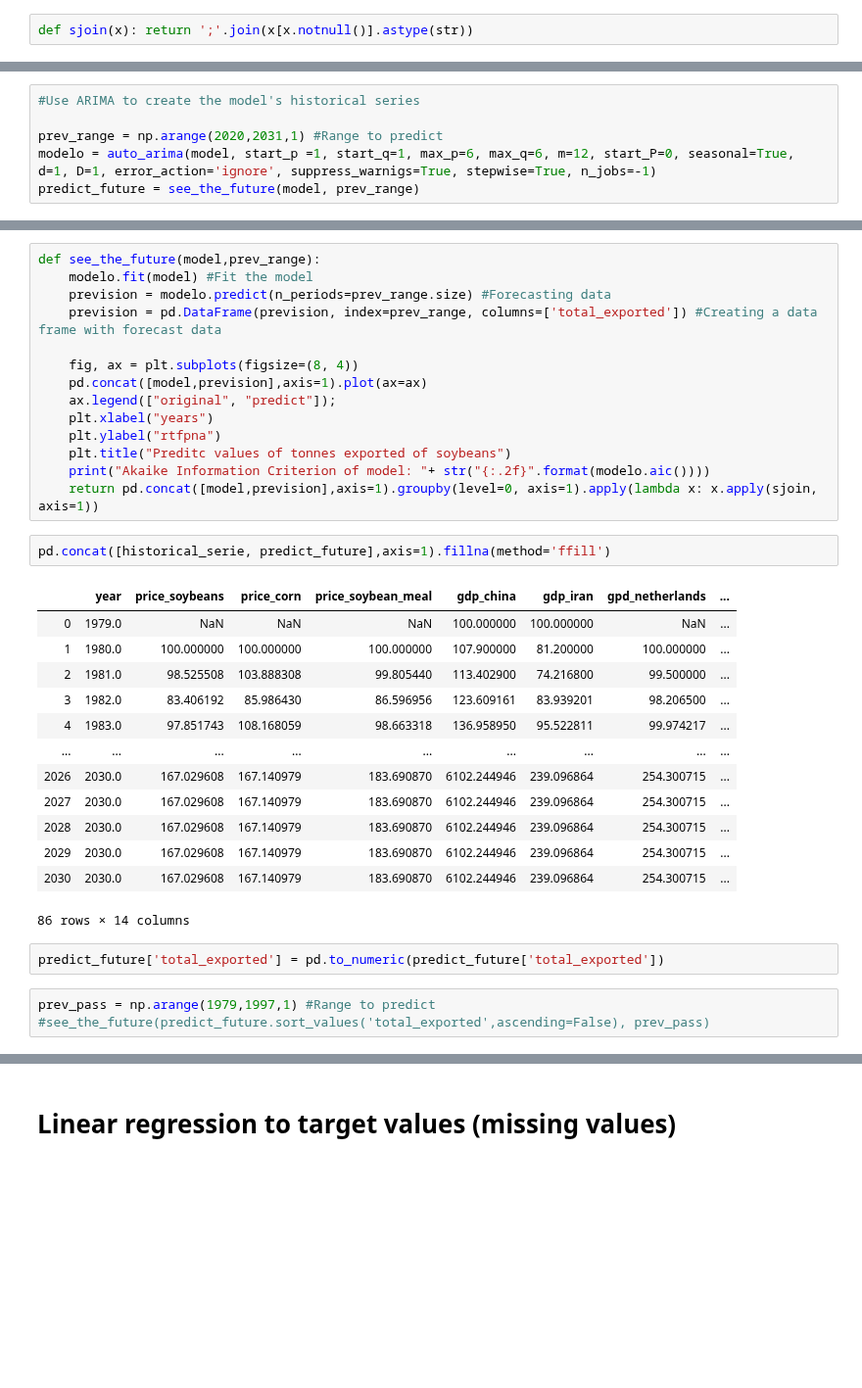
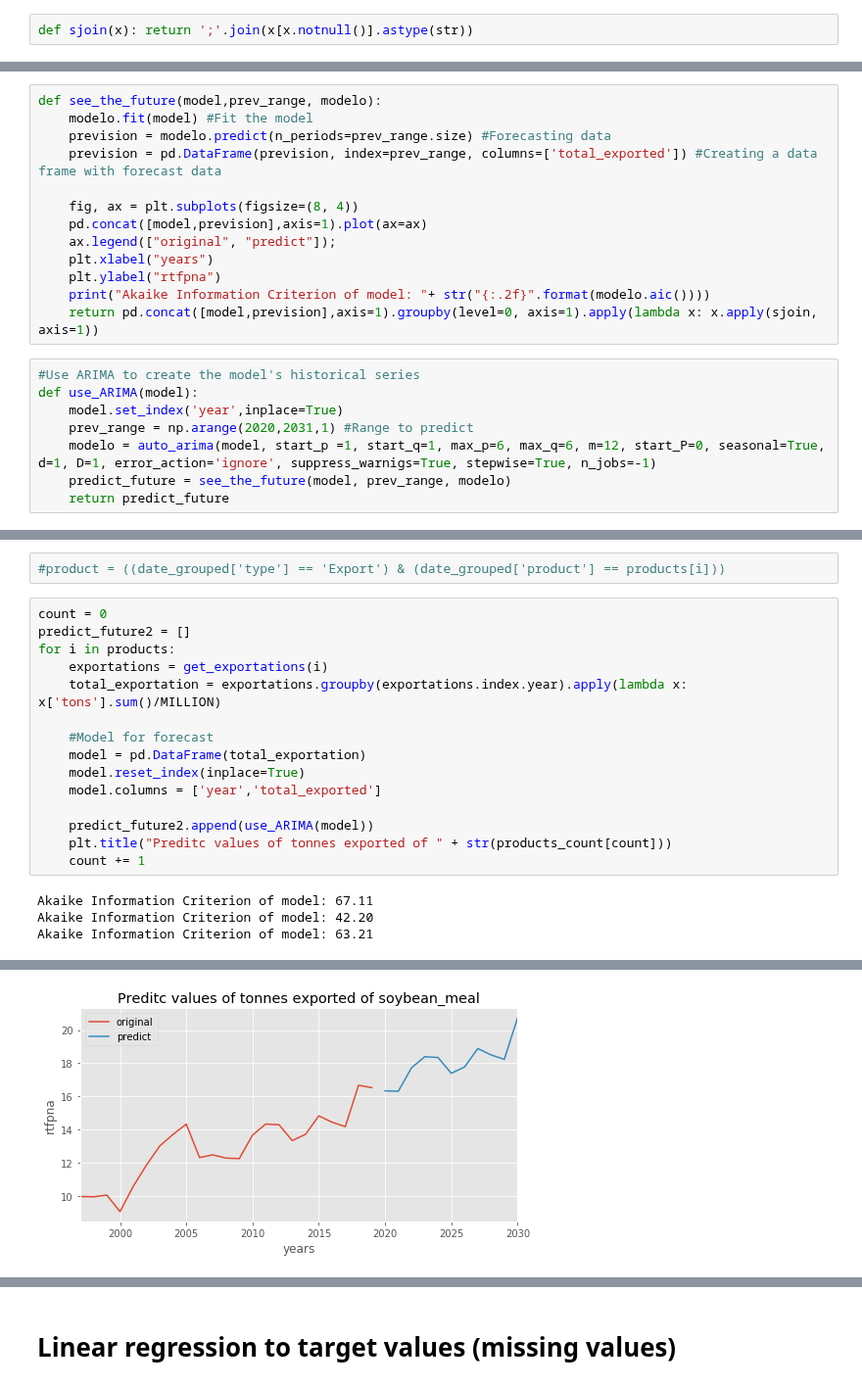
Before and after one commit to moscamortal/4inteligence, a Jupyter notebook: cases.ipynb, the cells around one changed output, grey strips where cells are left out. Shown at 98% size. Cells and saved outputs as stored; diff of their text form; blank space fills up the shorter version.

```diff
--- a/cases.ipynb
+++ b/cases.ipynb
@@ -367,6 +454,21 @@ model.set_index('year',inplace=True)
+# %%
+def see_the_future(model,prev_range, modelo):
+    modelo.fit(model) #Fit the model
+    prevision = modelo.predict(n_periods=prev_range.size) #Forecasting data
+    prevision = pd.DataFrame(prevision, index=prev_range, columns=['total_exported']) #Creating a data frame with forecast data
+
+    fig, ax = plt.subplots(figsize=(8, 4))
+    pd.concat([model,prevision],axis=1).plot(ax=ax)
+    ax.legend(["original", "predict"]);
+    plt.xlabel("years")
+    plt.ylabel("rtfpna")
+    print("Akaike Information Criterion of model: "+ str("{:.2f}".format(modelo.aic())))
+    return pd.concat([model,prevision],axis=1).groupby(level=0, axis=1).apply(lambda x: x.apply(sjoin, axis=1))
 # %%
 #Use ARIMA to create the model's historical series
-
-prev_range = np.arange(2020,2031,1) #Range to predict
-modelo = auto_arima(model, start_p =1, start_q=1, max_p=6, max_q=6, m=12, start_P=0, seasonal=True, d=1, D=1, error_action='ignore', suppress_warnigs=True, stepwise=True, n_jobs=-1)
-predict_future = see_the_future(model, prev_range)
+def use_ARIMA(model):
+    model.set_index('year',inplace=True)
+    prev_range = np.arange(2020,2031,1) #Range to predict
+    modelo = auto_arima(model, start_p =1, start_q=1, max_p=6, max_q=6, m=12, start_P=0, seasonal=True, d=1, D=1, error_action='ignore', suppress_warnigs=True, stepwise=True, n_jobs=-1)
+    predict_future = see_the_future(model, prev_range, modelo)
+    return predict_future
@@ -376,35 +475,21 @@ Akaike Information Criterion of model: 67.11
-# %%
-def see_the_future(model,prev_range):
-    modelo.fit(model) #Fit the model
-    prevision = modelo.predict(n_periods=prev_range.size) #Forecasting data
-    prevision = pd.DataFrame(prevision, index=prev_range, columns=['total_exported']) #Creating a data frame with forecast data
-
-    fig, ax = plt.subplots(figsize=(8, 4))
-    pd.concat([model,prevision],axis=1).plot(ax=ax)
-    ax.legend(["original", "predict"]);
-    plt.xlabel("years")
-    plt.ylabel("rtfpna")
-    plt.title("Preditc values of tonnes exported of soybeans")
-    print("Akaike Information Criterion of model: "+ str("{:.2f}".format(modelo.aic())))
-    return pd.concat([model,prevision],axis=1).groupby(level=0, axis=1).apply(lambda x: x.apply(sjoin, axis=1))
-# %%
-pd.concat([historical_serie, predict_future],axis=1).fillna(method='ffill')
-# %% [output]
-|  | year | price_soybeans | price_corn | price_soybean_meal | gdp_china | gdp_iran | gpd_netherlands | ... |
-| 0 | 1979.0 | NaN | NaN | NaN | 100.000000 | 100.000000 | NaN | ... |
-| 1 | 1980.0 | 100.000000 | 100.000000 | 100.000000 | 107.900000 | 81.200000 | 100.000000 | ... |
-| 2 | 1981.0 | 98.525508 | 103.888308 | 99.805440 | 113.402900 | 74.216800 | 99.500000 | ... |
-| 3 | 1982.0 | 83.406192 | 85.986430 | 86.596956 | 123.609161 | 83.939201 | 98.206500 | ... |
-| 4 | 1983.0 | 97.851743 | 108.168059 | 98.663318 | 136.958950 | 95.522811 | 99.974217 | ... |
-| ... | ... | ... | ... | ... | ... | ... | ... | ... |
-| 2026 | 2030.0 | 167.029608 | 167.140979 | 183.690870 | 6102.244946 | 239.096864 | 254.300715 | ... |
-| 2027 | 2030.0 | 167.029608 | 167.140979 | 183.690870 | 6102.244946 | 239.096864 | 254.300715 | ... |
-| 2028 | 2030.0 | 167.029608 | 167.140979 | 183.690870 | 6102.244946 | 239.096864 | 254.300715 | ... |
-| 2029 | 2030.0 | 167.029608 | 167.140979 | 183.690870 | 6102.244946 | 239.096864 | 254.300715 | ... |
-| 2030 | 2030.0 | 167.029608 | 167.140979 | 183.690870 | 6102.244946 | 239.096864 | 254.300715 | ... |
-86 rows × 14 columns
-# %%
-predict_future['total_exported'] = pd.to_numeric(predict_future['total_exported'])
-# %%
-prev_pass = np.arange(1979,1997,1) #Range to predict
-#see_the_future(predict_future.sort_values('total_exported',ascending=False), prev_pass)
+# %%
+#product = ((date_grouped['type'] == 'Export') & (date_grouped['product'] == products[i]))
+# %%
+count = 0
+predict_future2 = []
+for i in products:
+    exportations = get_exportations(i)
+    total_exportation = exportations.groupby(exportations.index.year).apply(lambda x: x['tons'].sum()/MILLION)
+
+    #Model for forecast
+    model = pd.DataFrame(total_exportation)
+    model.reset_index(inplace=True)
+    model.columns = ['year','total_exported']
+
+    predict_future2.append(use_ARIMA(model))
+    plt.title("Preditc values of tonnes exported of " + str(products_count[count]))
+    count += 1
+# %% [output]
+Akaike Information Criterion of model: 67.11
+Akaike Information Criterion of model: 42.20
+Akaike Information Criterion of model: 63.21
@@ -410,0 +497 @@ prev_pass = np.arange(1979,1997,1) #Range to predict
+[figure, added]
```
Also changed, not shown: parts of 52 cells of this notebook.
